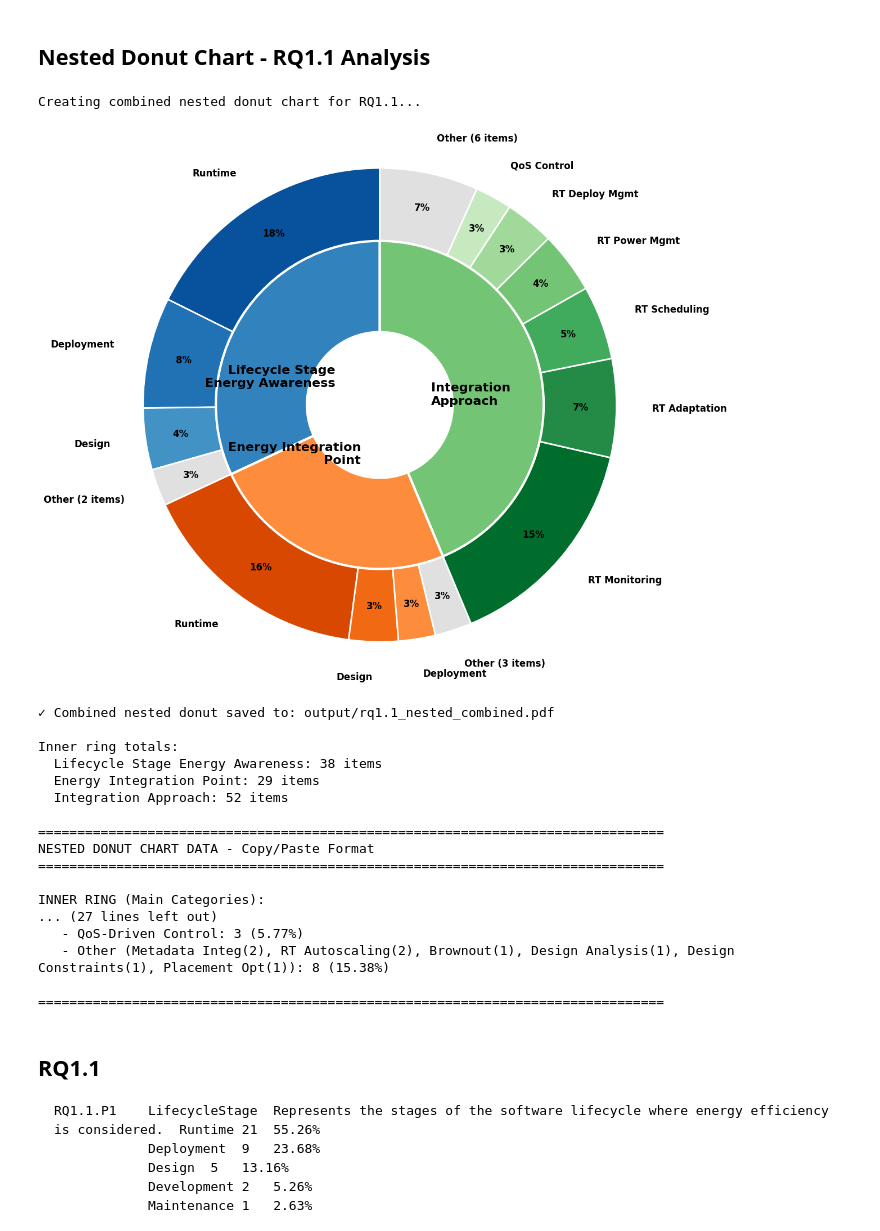
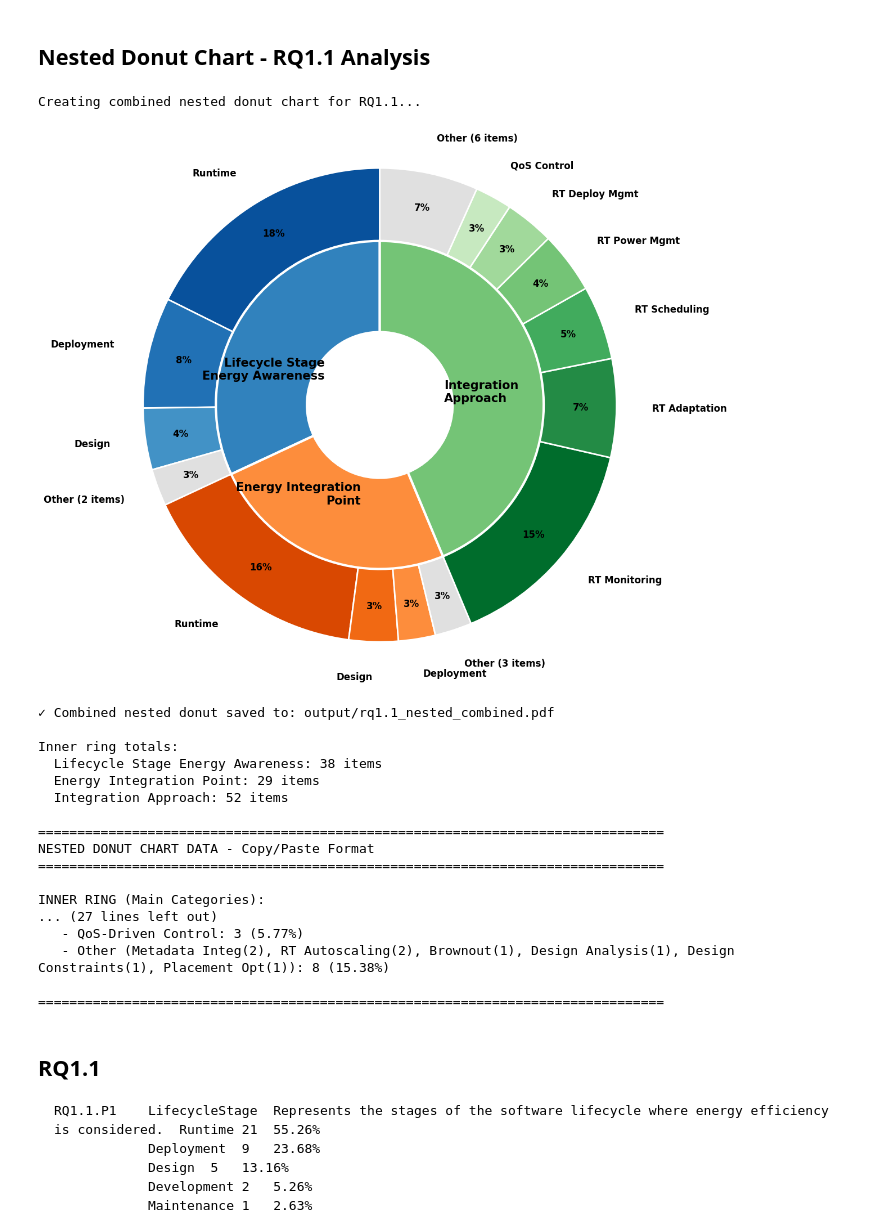
Before and after one commit to eoanodea/slr, a Jupyter notebook: 6-data-visualisation/rq1/rq1.generate.ipynb, the cells around one changed output. Saved outputs shown, nothing was run; the diff lists cells and outputs as text; code cells hidden in the pictures.

```diff
--- a/6-data-visualisation/rq1/rq1.generate.ipynb
+++ b/6-data-visualisation/rq1/rq1.generate.ipynb
@@ -76,9 +76,16 @@ wedges_inner, texts_inner = ax.pie(
     radius=0.9,
     colors=inner_colors,
     wedgeprops={'width': 0.5, 'edgecolor': 'white', 'linewidth': 3},
-    textprops={'fontsize': 16, 'fontweight': 'bold'},
-    labeldistance=0.32,
+    textprops={'fontsize': 15, 'fontweight': 'bold'},
+    labeldistance=0.4,
     startangle=90
+)
+
+# Nudge only "Energy Integration Point" right and down to avoid overlap
+from matplotlib.transforms import ScaledTranslation
+energy_label = texts_inner[1]
+energy_label.set_transform(
+    energy_label.get_transform() + ScaledTranslation(8 / fig.dpi, -50 / fig.dpi, fig.dpi_scale_trans)
 )
 
 ax.axis('equal')
@@ -109,34 +116,34 @@ for label, size in zip(inner_labels, inner_sizes):
 print("\n\nOUTER RING (Subcategories by Main Category):")
 print("-" * 40)
 
 print("\n1. LIFECYCLE STAGE ENERGY AWARENESS (38 items total - Items ≥5 + Other):")
 ls_labels = ['Runtime', 'Deployment', 'Design', 'Other (Development(2), Maintenance(1))']
 ls_sizes = [21, 9, 5, 3]
 for label, size in zip(ls_labels, ls_sizes):
     pct = (size / 38) * 100
     print(f"   - {label}: {size} ({pct:.2f}%)")
 
 print("\n2. ENERGY INTEGRATION POINT (29 items total - Items ≥3 + Other):")
 ei_labels = ['Runtime', 'Design', 'Deployment',
              'Other (Analysis(1), Configuration(1), Development(1))']
 ei_sizes = [19, 4, 3, 3]
 for label, size in zip(ei_labels, ei_sizes):
     pct = (size / 29) * 100
     print(f"   - {label}: {size} ({pct:.2f}%)")
 
 print("\n3. INTEGRATION APPROACH (52 items total - Items ≥3 + Other):")
 ia_labels = ['Runtime Monitoring', 'Runtime Adaptation', 'Runtime Scheduling',
              'Runtime Power Management', 'Runtime Deployment Management', 'QoS-Driven Control',
              'Other (Metadata Integ(2), RT Autoscaling(2), Brownout(1), Design Analysis(1), Design Constraints(1), Placement Opt(1))']
 ia_sizes = [18, 8, 6, 5, 4, 3, 8]
 for label, size in zip(ia_labels, ia_sizes):
     pct = (size / 52) * 100
     print(f"   - {label}: {size} ({pct:.2f}%)")
 
 print("\n" + "="*80)
 # %% [output]
 Creating combined nested donut chart for RQ1.1...
-[figure, old version]
+[figure, new version]
 ✓ Combined nested donut saved to: output/rq1.1_nested_combined.pdf
 
 Inner ring totals:
```
Also changed, not shown: 18 other files.
